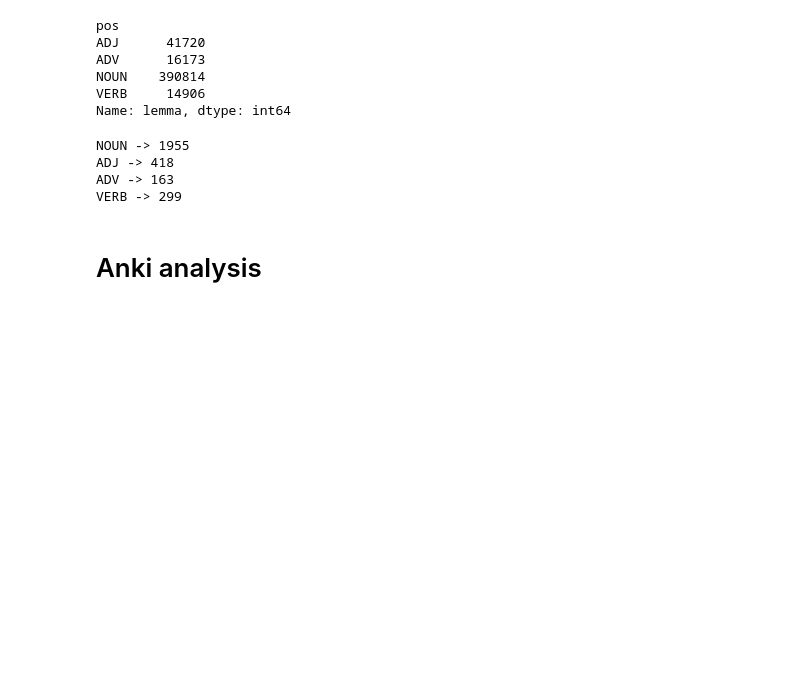
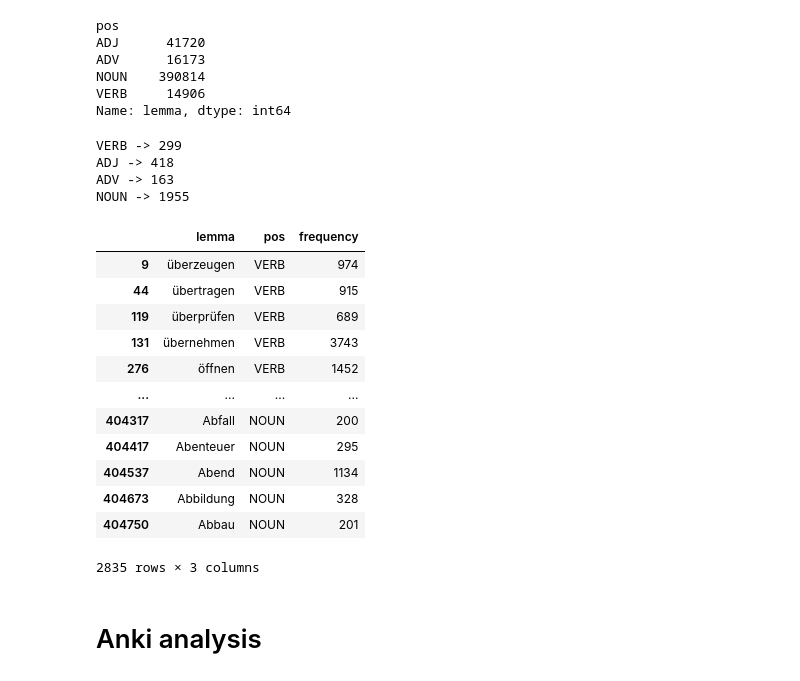
Before and after one commit to babakmahmoudian/german_word_frequency, a Jupyter notebook: anki.ipynb, the cells around one changed output. Drawn from its saved outputs; the diff is of its cells as text; code cells hidden in the pictures; blank space fills up the shorter version.

```diff
--- a/anki.ipynb
+++ b/anki.ipynb
@@ -249,27 +251,42 @@ Name: lemma, dtype: int64
 # %%
 TOP_PERCENTILES = {
     VERB: 98,
     NOUN: 99.5,
     ADJ: 99,
     ADV: 99,
 }
 
-output_df = pd.DataFrame(columns=df.columns)
+df_top = pd.DataFrame(columns=df.columns)
 for pos in POSES_TO_KEEP:
     df_pos = df[df[POS] == pos]
 
     percentile = TOP_PERCENTILES[pos]
     top_quantile = df_pos[FREQUENCY].quantile(percentile/100)
     df_pos = df_pos[df_pos[FREQUENCY] >= top_quantile]
 
-    output_df = pd.concat([output_df, df_pos])
+    df_top = pd.concat([df_top, df_pos])
 
 for pos in POSES_TO_KEEP:
-    print(f"{pos} -> {len(output_df[output_df[POS] == pos])}")
+    print(f"{pos} -> {len(df_top[df_top[POS] == pos])}")
+
+df_top
 # %% [output]
-NOUN -> 1955
+VERB -> 299
 ADJ -> 418
 ADV -> 163
-VERB -> 299
+NOUN -> 1955
+|  | lemma | pos | frequency |
+| 9 | überzeugen | VERB | 974 |
+| 44 | übertragen | VERB | 915 |
+| 119 | überprüfen | VERB | 689 |
+| 131 | übernehmen | VERB | 3743 |
+| 276 | öffnen | VERB | 1452 |
+| ... | ... | ... | ... |
+| 404317 | Abfall | NOUN | 200 |
+| 404417 | Abenteuer | NOUN | 295 |
+| 404537 | Abend | NOUN | 1134 |
+| 404673 | Abbildung | NOUN | 328 |
+| 404750 | Abbau | NOUN | 201 |
+2835 rows × 3 columns
 # %% [markdown]
 # Anki analysis
```
Also changed, not shown: parts of 9 cells of this notebook.
